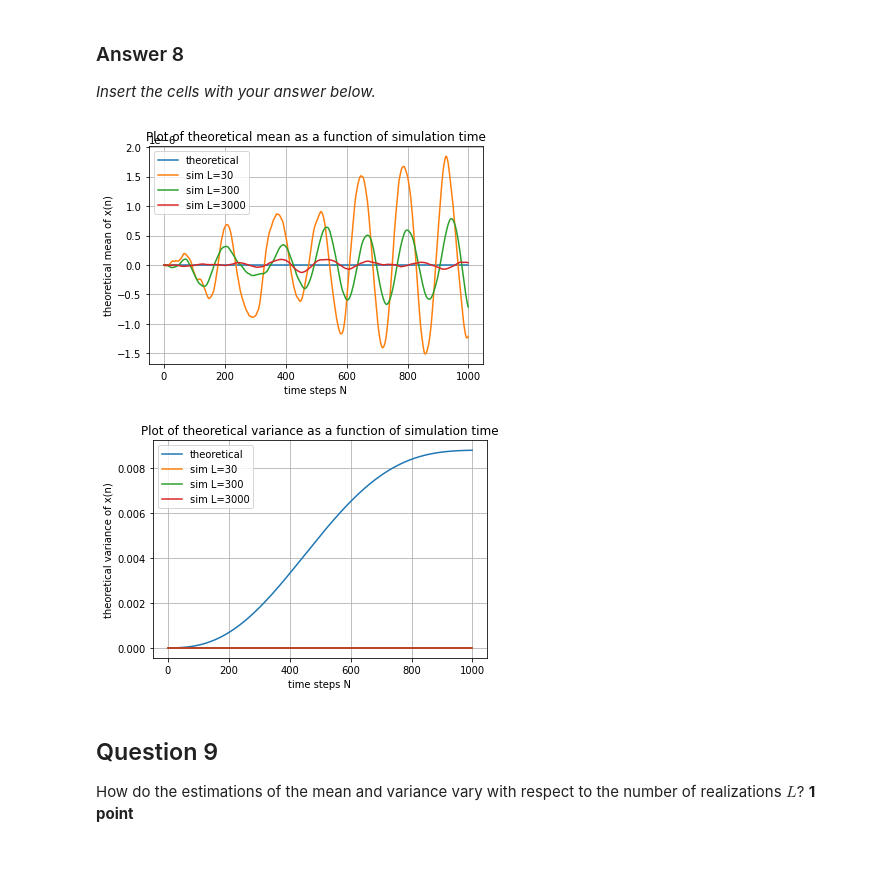
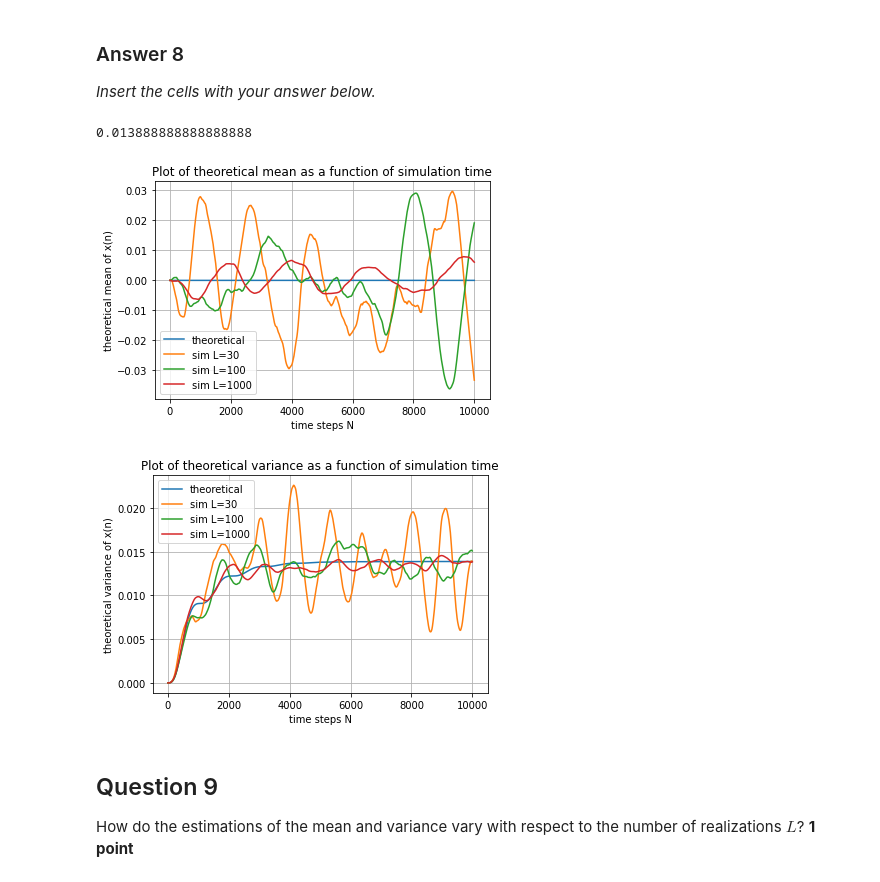
Before and after one commit to dannylooman/SC42150-SSP, a Jupyter notebook: SC42150_PythonAssignment1_Template.ipynb, the cells around one changed output. Cells and saved outputs as stored; diff of their text form; code cells hidden in the pictures.

```diff
--- a/SC42150_PythonAssignment1_Template.ipynb
+++ b/SC42150_PythonAssignment1_Template.ipynb
@@ -87,13 +91,15 @@ $$ b3 = \frac{\beta \Delta t^2}{\sqrt{\Delta t} (1 + \gamma\Delta t + \omega^2\D
 (3) their numerical values making use of the data given in Table 2.1.
 # %%
 #variables
-N = 10^4
+N = 10**4
 delta_t = 10**-3
 omega = 3.0
 gamma = 1.0
 beta = 0.5
-b1 = (gamma * delta_t - 2)/(1 + gamma * delta_t + omega**2 * delta_t**2)
-b2 = 1/(1 + gamma * delta_t+ omega**2 * delta_t**2)
-b3 = (beta*delta_t**2)*(math.sqrt(delta_t)) / (1 + gamma * delta_t + omega**2 * delta_t**2)
+denominator = 1 + gamma * delta_t + omega**2 * delta_t**2
+
+b1 = (-gamma * delta_t - 2) / denominator
+b2 = 1 / denominator
+b3 = beta*delta_t*math.sqrt(delta_t) / denominator
 print(f"b1 = {b1}, b2 = {b2}, b3 = {b3}")
 # %% [output]
@@ -168,7 +174,7 @@ x(1) = x(2) = 0
 The simulation is done in the code below.
 # %%
 #initial conditions
-N = 1000 #Number of Samples
+
 x = np.zeros(N)
 x[0] = 0
 x[1] = 0
@@ -213,7 +219,7 @@ def simulate_process(time_steps: int, realizations: int, initial_0=0, initial_1=
 
     return _x
 
-N = 1000 #Number of Samples
+
 l = 30 # Number of realizations
 
 x = simulate_process(time_steps=N, realizations=l, initial_0=0, initial_1=0)
@@ -253,7 +259,7 @@ def get_var_and_expectation(data):
     _var = np.zeros(_N)
 
     # note can also use the np.std and the np.mean functions
-    for k in range(N):
+    for k in range(_N):
         _exp[k] = sum(data[:,k]) / len(data[:,k])
         _var[k] = sum( (data[:,k] - _exp[k])**2 / len(data[:,k]) )
 
@@ -308,56 +314,48 @@ provide:
 ### Answer 8
 _Insert the cells with your answer below._
 # %%
-# calculate the theoretical mean and variance
 theo_mean = np.zeros(N)
 theo_var = np.zeros(N)
 omega_dash = math.sqrt(omega**2 - gamma**2/4)
 
 # Remember that t = N*delta_t
 t_start = 0
 t_end = N*delta_t
 t = np.arange(t_start, t_end, delta_t)
 
+# calculate the theoretical mean and variance
 for k in range(N):
     theo_mean[k] = math.exp(-gamma*t[k]/2)*(t_start*math.cos(omega_dash*t[k]) + gamma*t_start*math.sin(omega_dash*t[k])/(2*omega_dash))
-    theo_var[k] = beta**2/(2*gamma*omega**2) + math.exp(-gamma*t[k])*\
-                  (beta**2/(8*gamma*omega_dash**2*omega**2))*\
-                  (-4*omega**2+gamma**2*math.cos(omega_dash*t[k]) - 2*gamma*omega_dash*math.sin(2*omega_dash*t[k]))
+    theo_var[k] = beta**2/(2*gamma*omega**2) + math.exp(-gamma*t[k]) * (beta**2/(8*gamma*omega_dash**2*omega**2)) * (-4*omega**2+gamma**2*math.cos(2*omega_dash*t[k]) - 2*gamma*omega_dash*math.sin(2*omega_dash*t[k]))
 
-
-# simulate for L=30
+# simulate for L=30, L = 100 and L = 1000
 exp_30, var_30 = get_var_and_expectation(simulate_process(N, 30, 0, 0))
-exp_300, var_300 = get_var_and_expectation(simulate_process(N, 300, 0, 0))
-exp_3000, var_3000 = get_var_and_expectation(simulate_process(N, 3000, 0, 0))
+exp_100, var_100 = get_var_and_expectation(simulate_process(N, 100, 0, 0))
+exp_1000, var_1000 = get_var_and_expectation(simulate_process(N, 1000, 0, 0))
 
 # plot mean
 fig = plt.figure(5)
 ax = plt.subplot()
-ax.plot(N_vector, theo_mean)
-ax.plot(N_vector, exp_30)
-ax.plot(N_vector, exp_300)
-ax.plot(N_vector, exp_3000)
+ax.plot(N_vector, theo_mean), ax.plot(N_vector, exp_30), ax.plot(N_vector, exp_100), ax.plot(N_vector, exp_1000)
 ax.set(xlabel='time steps N', ylabel='theoretical mean of x(n)',
        title='Plot of theoretical mean as a function of simulation time')
 ax.grid()
-ax.legend(("theoretical","sim L=30","sim L=300","sim L=3000"))
+ax.legend(("theoretical","sim L=30","sim L=100","sim L=1000"))
 plt.show()
 
 # plot var
-fig = plt.figure(5)
+fig = plt.figure(6)
 ax = plt.subplot()
-ax.plot(N_vector, theo_var)
-ax.plot(N_vector, var_30)
-ax.plot(N_vector, var_300)
-ax.plot(N_vector, var_3000)
+ax.plot(N_vector, theo_var), ax.plot(N_vector, var_30), ax.plot(N_vector, var_100), ax.plot(N_vector, var_1000)
 ax.set(xlabel='time steps N', ylabel='theoretical variance of x(n)',
        title='Plot of theoretical variance as a function of simulation time')
 ax.grid()
-ax.legend(("theoretical","sim L=30","sim L=300","sim L=3000"))
+ax.legend(("theoretical","sim L=30","sim L=100","sim L=1000"))
 plt.show()
 # %% [output]
+0.013888888888888888
-[figure, old version]
+[figure, new version]
-[figure, old version]
+[figure, new version]
 # %% [markdown]
 ## Question  9
 How do the estimations of the mean and variance vary with respect to the number of realizations $L$? **1 point**
```
Also changed, not shown: parts of 6 cells of this notebook.
